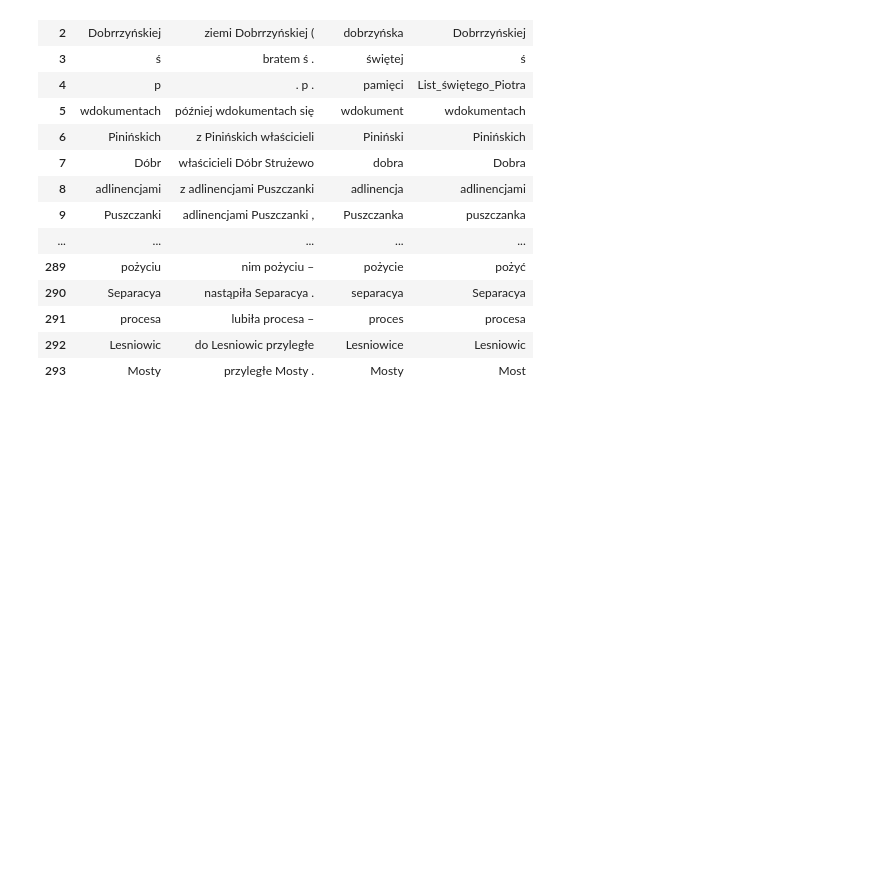
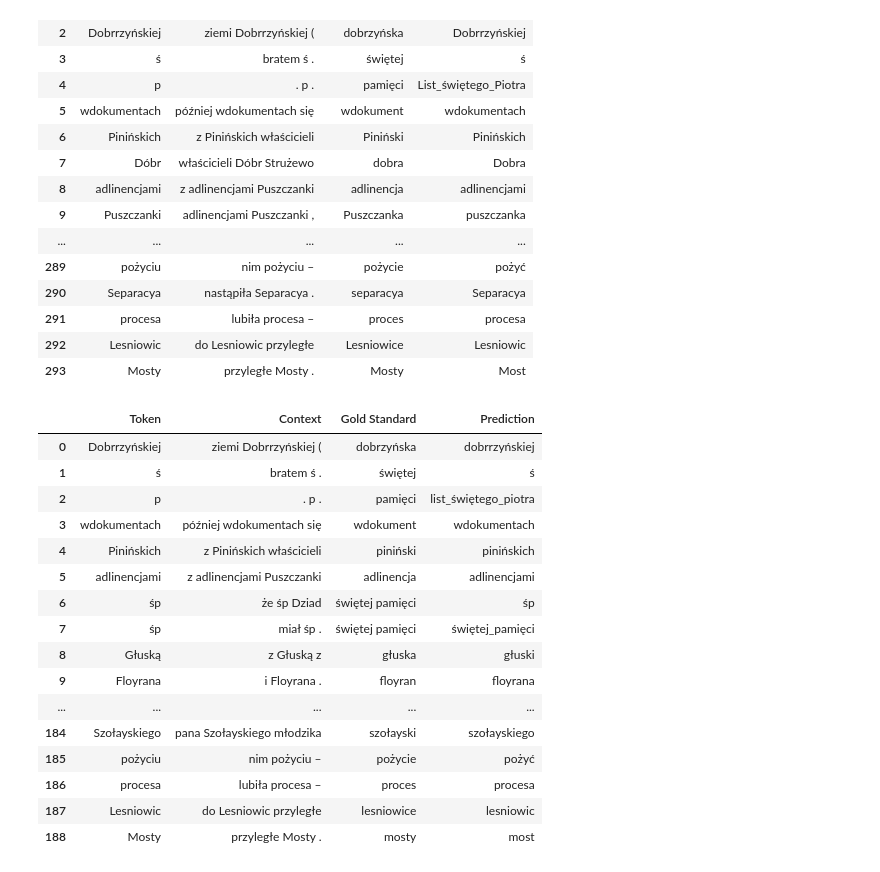
Before and after one commit to Turtilla/swe-ma-thesis, a Jupyter notebook: code/morfeusz-annotation-evaluation.ipynb, the cells around one changed output. Drawn from its saved outputs; the diff is of its cells as text; code cells hidden in the pictures; blank space fills up the shorter version.

```diff
--- a/code/morfeusz-annotation-evaluation.ipynb
+++ b/code/morfeusz-annotation-evaluation.ipynb
@@ -209,6 +220,9 @@ full_lemmas.to_excel('../data/results/Morfeusz_lemmas.xlsx')
 # %%
 lemma_comparison = get_lemma_comparison(lemmas, hist_preds.lemma, tokens)
 lemma_comparison.to_excel('../data/mistakes/Morfeusz_lemma_mistakes.xlsx')
+
+lemma_comparison_lowercase = get_lemma_comparison(lemmas, hist_preds.lemma, tokens, lowercase=True)
+lemma_comparison_lowercase.to_excel('../data/mistakes/Morfeusz_lowercase_lemma_mistakes.xlsx')
 # %%
 lemma_comparison
 # %% [output]
@@ -229,3 +243,23 @@ lemma_comparison
 | 291 | procesa | lubiła procesa – | proces | procesa |
 | 292 | Lesniowic | do Lesniowic przyległe | Lesniowice | Lesniowic |
 | 293 | Mosty | przyległe Mosty . | Mosty | Most |
+# %%
+lemma_comparison_lowercase
+# %% [output]
+|  | Token | Context | Gold Standard | Prediction |
+| 0 | Dobrrzyńskiej | ziemi Dobrrzyńskiej ( | dobrzyńska | dobrrzyńskiej |
+| 1 | ś | bratem ś . | świętej | ś |
+| 2 | p | . p . | pamięci | list_świętego_piotra |
+| 3 | wdokumentach | później wdokumentach się | wdokument | wdokumentach |
+| 4 | Pinińskich | z Pinińskich właścicieli | piniński | pinińskich |
+| 5 | adlinencjami | z adlinencjami Puszczanki | adlinencja | adlinencjami |
+| 6 | śp | że śp Dziad | świętej pamięci | śp |
+| 7 | śp | miał śp . | świętej pamięci | świętej_pamięci |
+| 8 | Głuską | z Głuską z | głuska | głuski |
+| 9 | Floyrana | i Floyrana . | floyran | floyrana |
+| ... | ... | ... | ... | ... |
+| 184 | Szołayskiego | pana Szołayskiego młodzika | szołayski | szołayskiego |
+| 185 | pożyciu | nim pożyciu – | pożycie | pożyć |
+| 186 | procesa | lubiła procesa – | proces | procesa |
+| 187 | Lesniowic | do Lesniowic przyległe | lesniowice | lesniowic |
+| 188 | Mosty | przyległe Mosty . | mosty | most |
```
Also changed, not shown: parts of 3 cells of this notebook, 27 other files.
